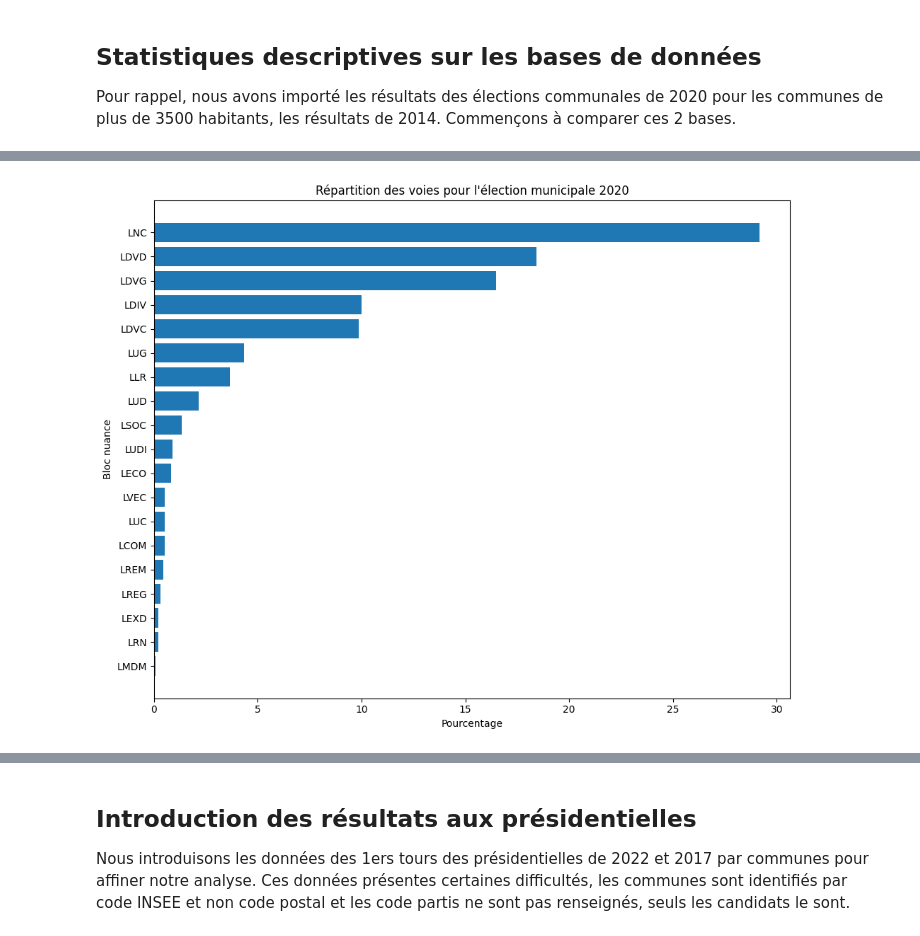
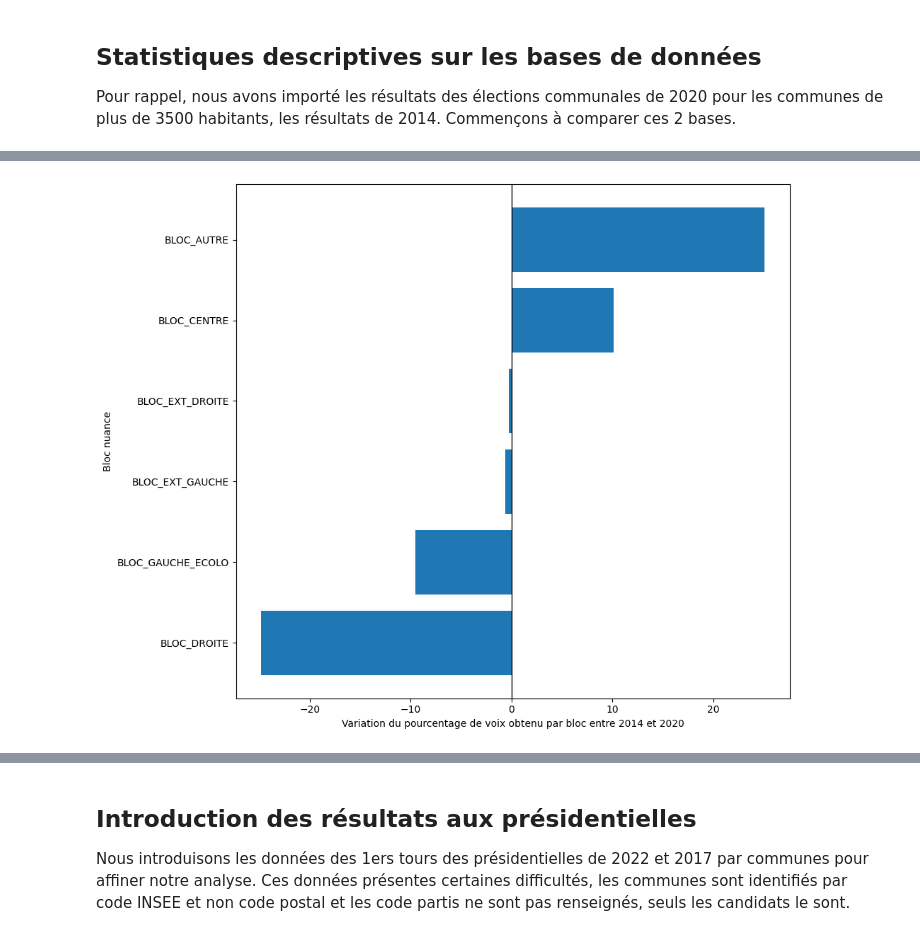
Before and after one commit to romainratajczyk/ENSAE-S1-Python-Project, a Jupyter notebook: Data formatting.ipynb, the cells around one changed output, grey strips where cells are left out. Cells and saved outputs as stored; diff of their text form; code cells hidden in the pictures.

Commit message:
Analyse des données municipales

```diff
--- a/Data formatting.ipynb
+++ b/Data formatting.ipynb
@@ -251,6 +300,12 @@ Pour rappel, nous avons importé les résultats des élections communales de 202
 # %%
-counts_2014 = winners_2014['Code Nuance'].value_counts(normalize=True) * 100
-counts_2014 = counts_2014.sort_values(ascending=True)
+winners_2014["Bloc"] = winners_2014["Code Nuance"].map(nuance_to_bloc)
+counts_2014 = (
+    winners_2014
+    .groupby("Bloc")
+    .size()
+    .pipe(lambda x: x / x.sum() * 100)
+    .sort_values()
+)
 
 fig, ax = plt.subplots(figsize=(10, 8))
 
@@ -266,0 +322,20 @@ plt.show()
+# %%
+winners_2020["Bloc"] = winners_2020["Code Nuance"].map(nuance_to_bloc)
+counts_2020 = (
+    winners_2020
+    .groupby("Bloc")
+    .size()
+    .pipe(lambda x: x / x.sum() * 100)
+    .sort_values()
+)
+
+fig, ax = plt.subplots(figsize=(10, 8))
+
+ax.barh(counts_2020.index, counts_2020.values)
+
+ax.set_xlabel("Pourcentage")
+ax.set_ylabel("Bloc nuance")
+ax.set_title("Répartition des voies pour l'élection municipale 2020")
+
+plt.tight_layout()
+plt.show()
@@ -267,16 +355,17 @@ plt.show()
 # %%
-counts_2020 = winners_2020['Code Nuance'].value_counts(normalize=True) * 100
-counts_2020 = counts_2020.sort_values(ascending=True)
+d_count = pd.concat([counts_2014, counts_2020], axis=1)
+d_count.columns = ["2014", "2020"]
+d_count = d_count.fillna(0)
+d_count['Evol_percent'] = d_count['2020'] - d_count['2014']
+d_count = d_count.sort_values(by=['Evol_percent'])
 
 fig, ax = plt.subplots(figsize=(10, 8))
-
-ax.barh(counts_2020.index, counts_2020.values)
-
-ax.set_xlabel("Pourcentage")
+ax.barh(d_count.index, d_count['Evol_percent'])
+ax.axvline(0, color="black", linewidth=1)
+ax.set_xlabel("Variation du pourcentage de voix obtenu par bloc entre 2014 et 2020")
 ax.set_ylabel("Bloc nuance")
-ax.set_title("Répartition des voies pour l'élection municipale 2020")
 
 plt.tight_layout()
 plt.show()
 # %% [output]
-[figure, old version]
+[figure, new version]
```
Also changed, not shown: parts of 13 cells of this notebook.
